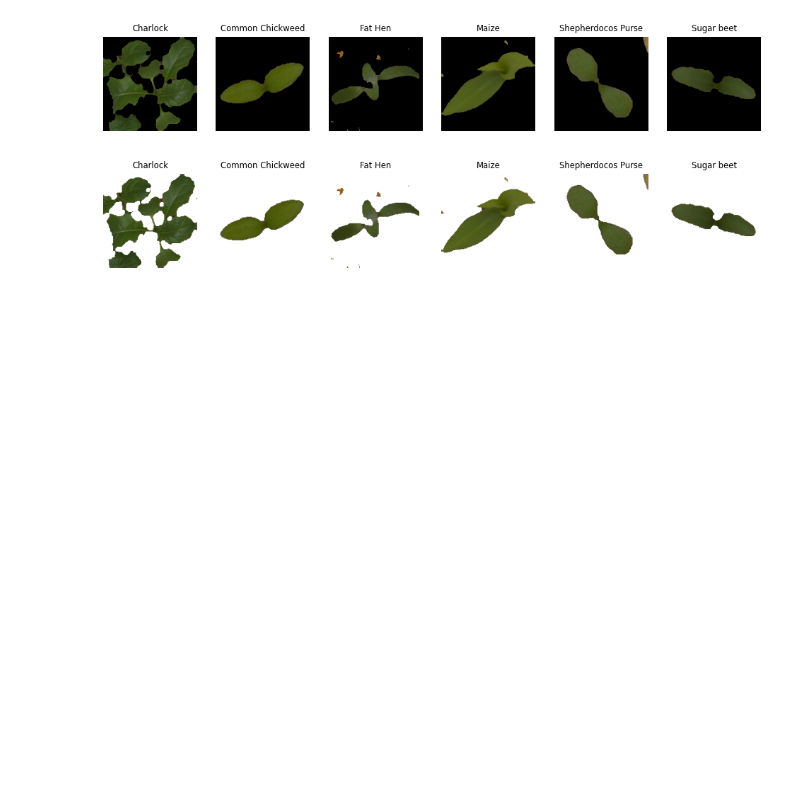
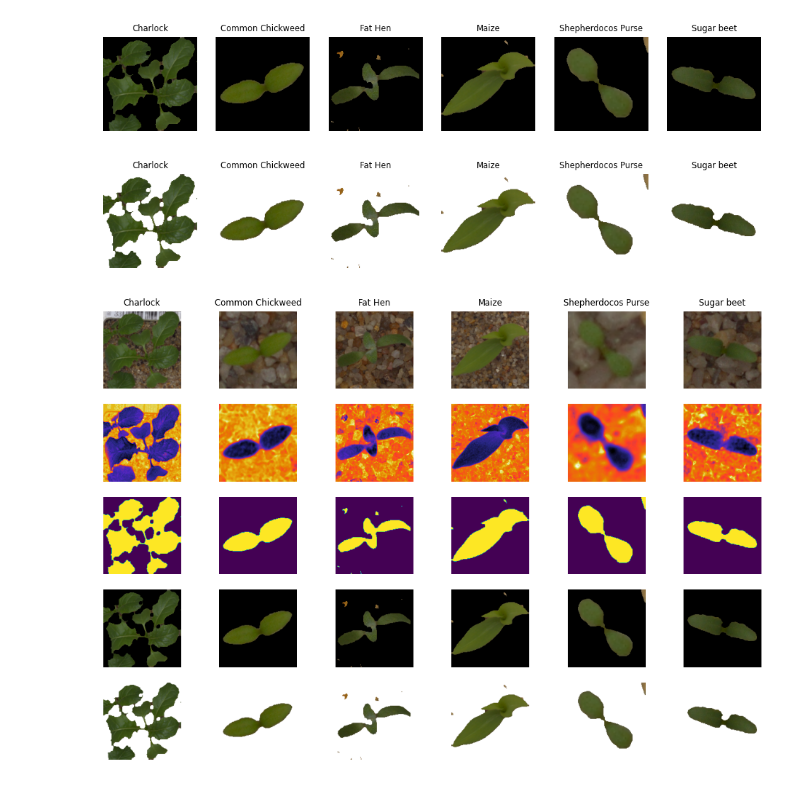
Before and after one commit to irene1604/plants_project, a Jupyter notebook: main.ipynb, the cells around one changed output. Drawn from its saved outputs; the diff is of its cells as text; code cells hidden in the pictures; blank space fills up the shorter version.

```diff
--- a/main.ipynb
+++ b/main.ipynb
@@ -393,3 +375,24 @@ for bg in [ "mask", "black", "white"]:
 [figure]
 [figure]
 [figure]
+# %%
+cmap = python_colors_map[id_cmap]
+bg='all'
+SemanticImage(
+        data        = data,
+        index       = index,
+        channel     = channel,
+        threshold   = threshold,
+        upper_color = upper_color,
+        lower_color = lower_color,
+        legend      = legend,
+        radius      = radius,
+        method      = method,
+        bg          = bg,
+        id_sel      = id_sel,
+        deep_mask   = True,
+        kernel      = (1, 1),
+        cmap=cmap
+    )
+# %% [output]
+[figure, added]
```
Also changed, not shown: parts of 1 cell of this notebook, 2 other files.
